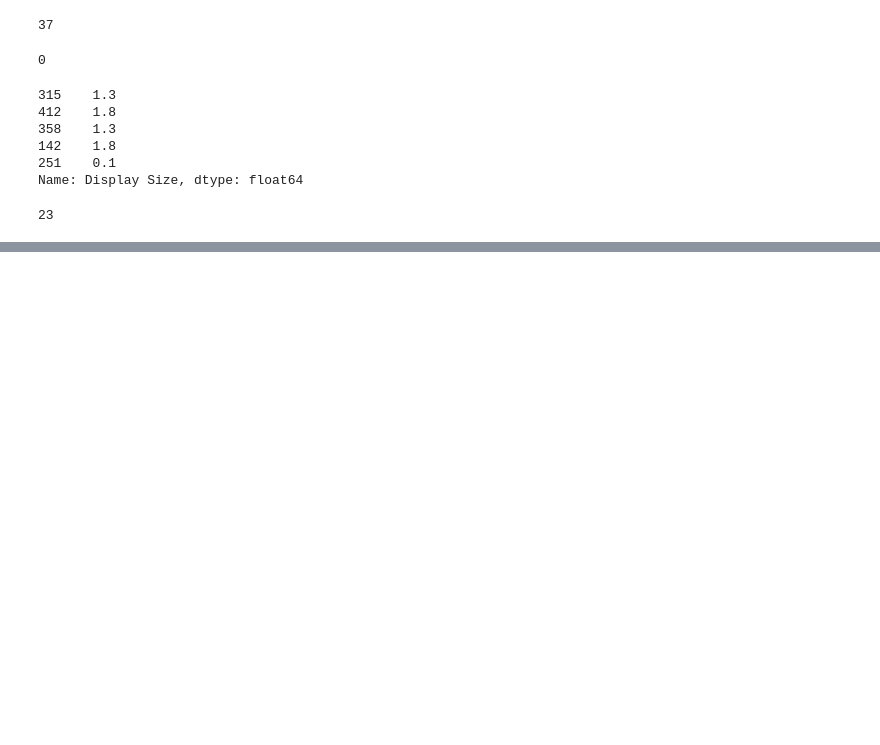
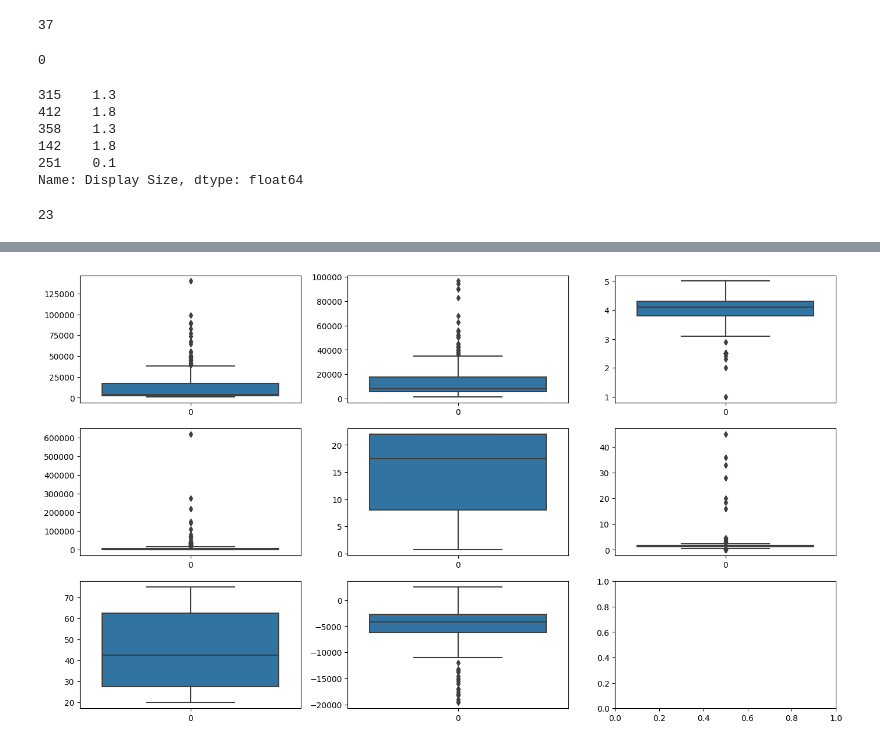
Before and after one commit to adhi1911/Watch-Price-Prediction, a Jupyter notebook: feature_engineering.ipynb, the cells around one changed output, grey strips where cells are left out. Drawn from its saved outputs; the diff is of its cells as text; code cells hidden in the pictures; blank space fills up the shorter version.

```diff
--- a/feature_engineering.ipynb
+++ b/feature_engineering.ipynb
@@ -83,0 +180,13 @@ train_df['Display Size'].isna().sum()
+# %%
+fig , axes = plt.subplots(3,3 , figsize=(14,8))
+
+for i, cols in enumerate(numerical_cols):
+    row = i//3
+    col = i%3
+    ax = axes[row,col]
+    sns.boxplot(data = train_df[cols],ax=ax )
+
+fig.tight_layout()
+plt.show()
+# %% [output]
+[figure, added]
```
Also changed, not shown: parts of 17 cells of this notebook.
